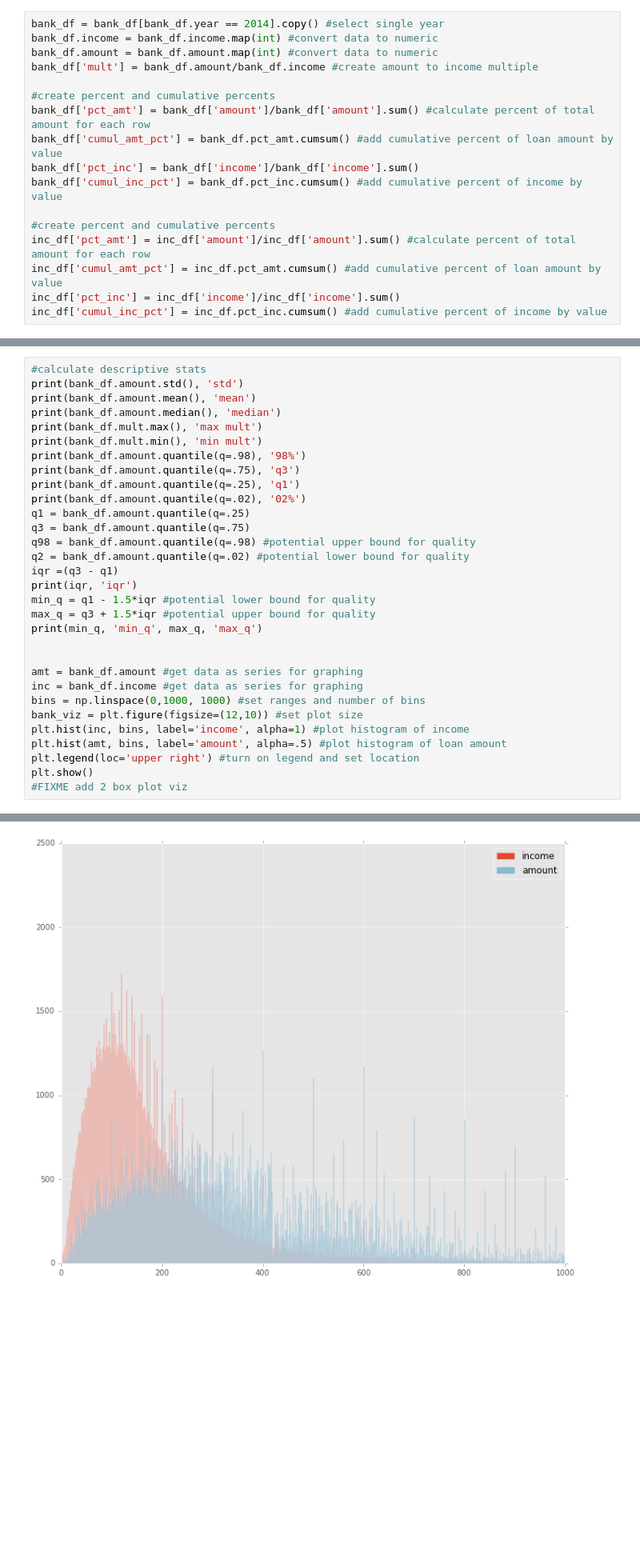
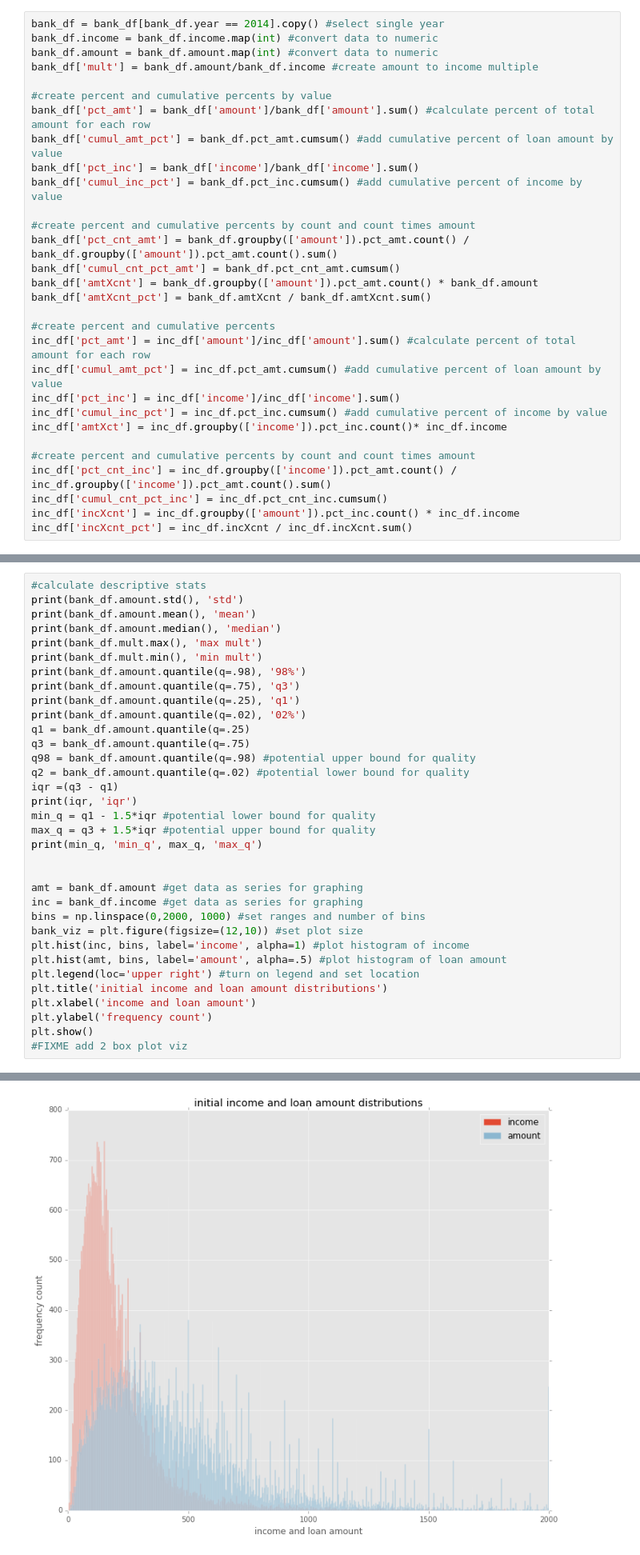
Before and after one commit to Kibrael/Edits, a Jupyter notebook: single_bank_viz.ipynb, the cells around one changed output, grey strips where cells are left out. Shown at 80% size. Drawn from its saved outputs; the diff is of its cells as text; blank space fills up the shorter version.

```diff
--- a/single_bank_viz.ipynb
+++ b/single_bank_viz.ipynb
@@ -62,17 +62,30 @@ bank_df.income = bank_df.income.map(int) #convert data to numeric
 bank_df.amount = bank_df.amount.map(int) #convert data to numeric
 bank_df['mult'] = bank_df.amount/bank_df.income #create amount to income multiple
 
-#create percent and cumulative percents
+#create percent and cumulative percents by value
 bank_df['pct_amt'] = bank_df['amount']/bank_df['amount'].sum() #calculate percent of total amount for each row
 bank_df['cumul_amt_pct'] = bank_df.pct_amt.cumsum() #add cumulative percent of loan amount by value
 bank_df['pct_inc'] = bank_df['income']/bank_df['income'].sum()
 bank_df['cumul_inc_pct'] = bank_df.pct_inc.cumsum() #add cumulative percent of income by value
+
+#create percent and cumulative percents by count and count times amount
+bank_df['pct_cnt_amt'] = bank_df.groupby(['amount']).pct_amt.count() / bank_df.groupby(['amount']).pct_amt.count().sum()
+bank_df['cumul_cnt_pct_amt'] = bank_df.pct_cnt_amt.cumsum()
+bank_df['amtXcnt'] = bank_df.groupby(['amount']).pct_amt.count() * bank_df.amount
+bank_df['amtXcnt_pct'] = bank_df.amtXcnt / bank_df.amtXcnt.sum()
 
 #create percent and cumulative percents
 inc_df['pct_amt'] = inc_df['amount']/inc_df['amount'].sum() #calculate percent of total amount for each row
 inc_df['cumul_amt_pct'] = inc_df.pct_amt.cumsum() #add cumulative percent of loan amount by value
 inc_df['pct_inc'] = inc_df['income']/inc_df['income'].sum()
 inc_df['cumul_inc_pct'] = inc_df.pct_inc.cumsum() #add cumulative percent of income by value
+inc_df['amtXct'] = inc_df.groupby(['income']).pct_inc.count()* inc_df.income
+
+#create percent and cumulative percents by count and count times amount
+inc_df['pct_cnt_inc'] = inc_df.groupby(['income']).pct_amt.count() / inc_df.groupby(['income']).pct_amt.count().sum()
+inc_df['cumul_cnt_pct_inc'] = inc_df.pct_cnt_inc.cumsum()
+inc_df['incXcnt'] = inc_df.groupby(['amount']).pct_inc.count() * inc_df.income
+inc_df['incXcnt_pct'] = inc_df.incXcnt / inc_df.incXcnt.sum()
 # %%
 print(bank_df.head()) #check dataframe for columns
 print(inc_df.head())
@@ -143,11 +183,14 @@ print(min_q, 'min_q', max_q, 'max_q')
 
 amt = bank_df.amount #get data as series for graphing
 inc = bank_df.income #get data as series for graphing
-bins = np.linspace(0,1000, 1000) #set ranges and number of bins
+bins = np.linspace(0,2000, 1000) #set ranges and number of bins
 bank_viz = plt.figure(figsize=(12,10)) #set plot size
 plt.hist(inc, bins, label='income', alpha=1) #plot histogram of income
 plt.hist(amt, bins, label='amount', alpha=.5) #plot histogram of loan amount
 plt.legend(loc='upper right') #turn on legend and set location
+plt.title('initial income and loan amount distributions')
+plt.xlabel('income and loan amount')
+plt.ylabel('frequency count')
 plt.show()
 #FIXME add 2 box plot viz
 # %% [output]
@@ -165,4 +208,4 @@ plt.show()
-[figure, old version]
+[figure, new version]
 # %%
 bin_2030 = bank_df[(bank_df.income >=20) & (bank_df.income < 30)] #create bin of 20 to 30k income
 #generate descriptive statistics and store for later comparison
```
Also changed, not shown: parts of 6 cells of this notebook.
